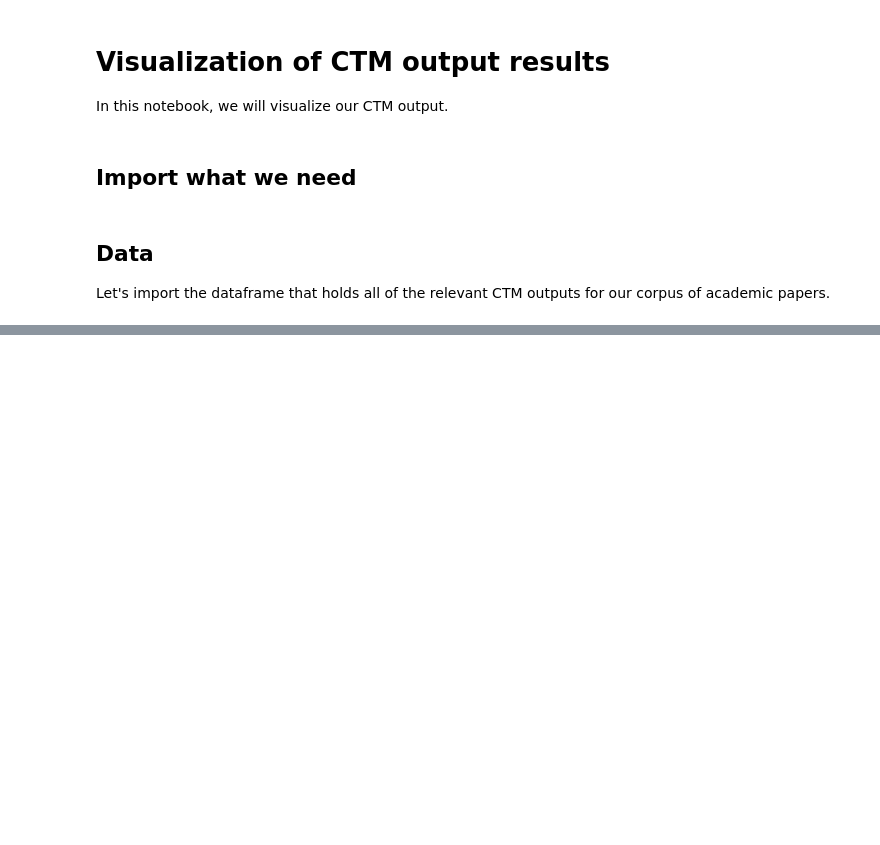
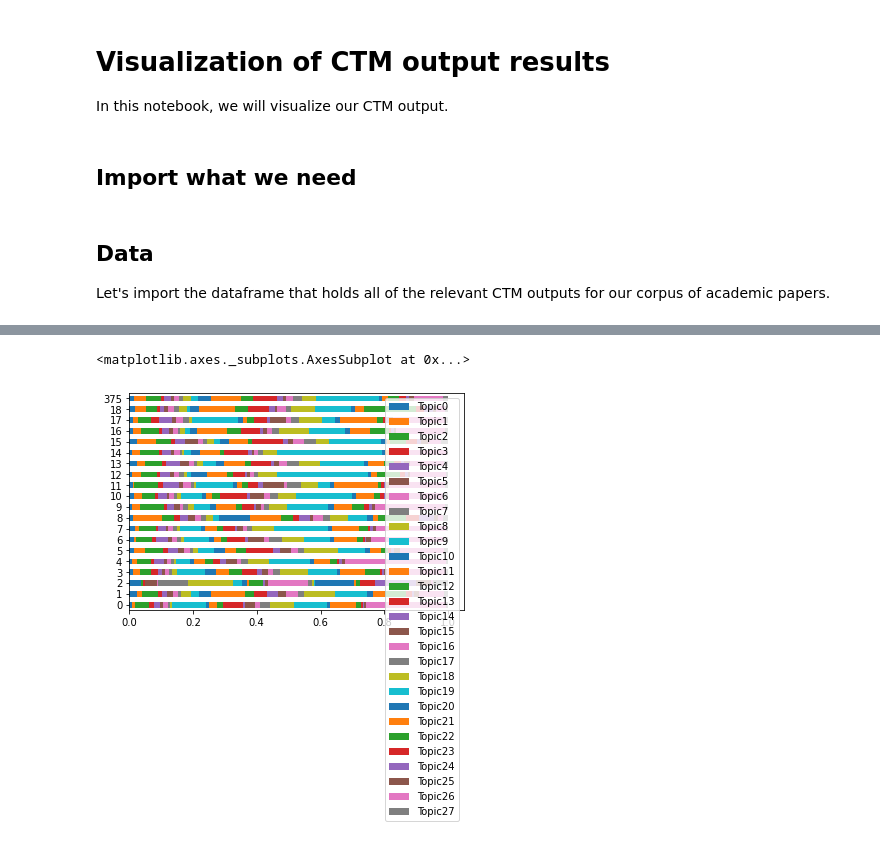
Before and after one commit to esnue/ThesisAllocationSystem, a Jupyter notebook: Visualization.ipynb, the cells around one changed output, grey strips where cells are left out. Drawn from its saved outputs; the diff is of its cells as text; code cells hidden in the pictures; blank space fills up the shorter version.

Commit message:
add exemplary plot for one prof

```diff
--- a/Visualization.ipynb
+++ b/Visualization.ipynb
@@ -110,0 +115,16 @@ print(topics_df_long.head(5))
+# %%
+# Remove number from prof
+topics_df_wide['prof'] = topics_df_wide['prof'].str.replace('[0-9]', '')
+
+# Create bar chart df
+bardat1 = pd.concat([topics_df_wide['prof'], topics_df_wide.iloc[:, 3:31]], axis = 1)
+
+# Set prof as index
+bardat1.set_index('prof')
+# %%
+bardat2 = bardat1[bardat1['prof'] == "hammerschmid"]
+# %%
+bardat2.plot.barh(stacked = True)
+# %% [output]
+<matplotlib.axes._subplots.AxesSubplot at 0x...>
+[figure, added]
```
Also changed, not shown: parts of 12 cells of this notebook.
